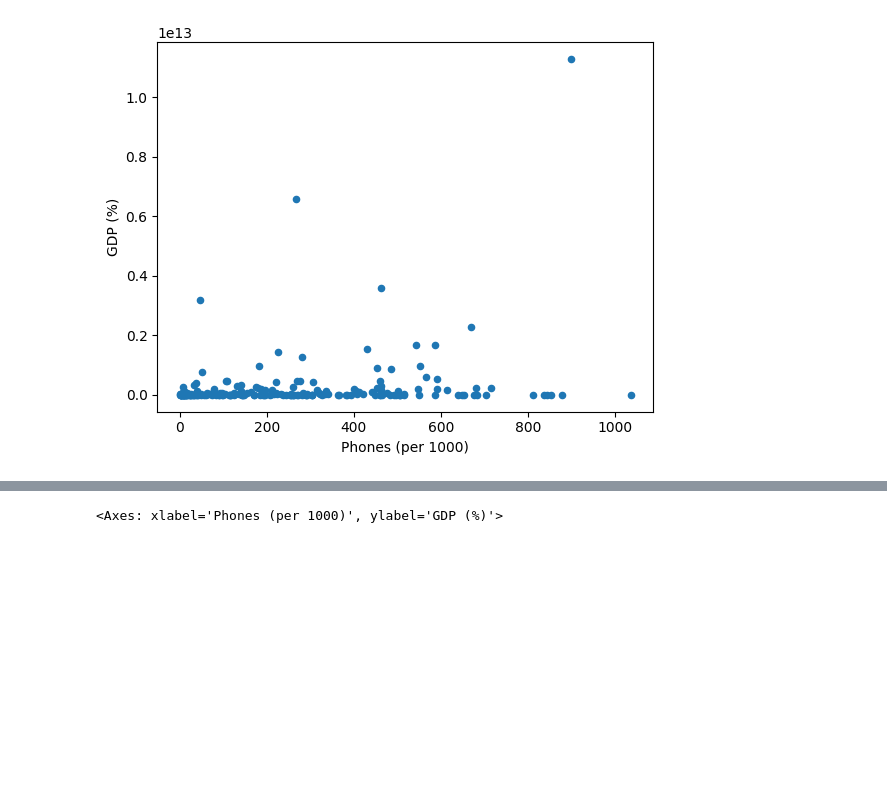
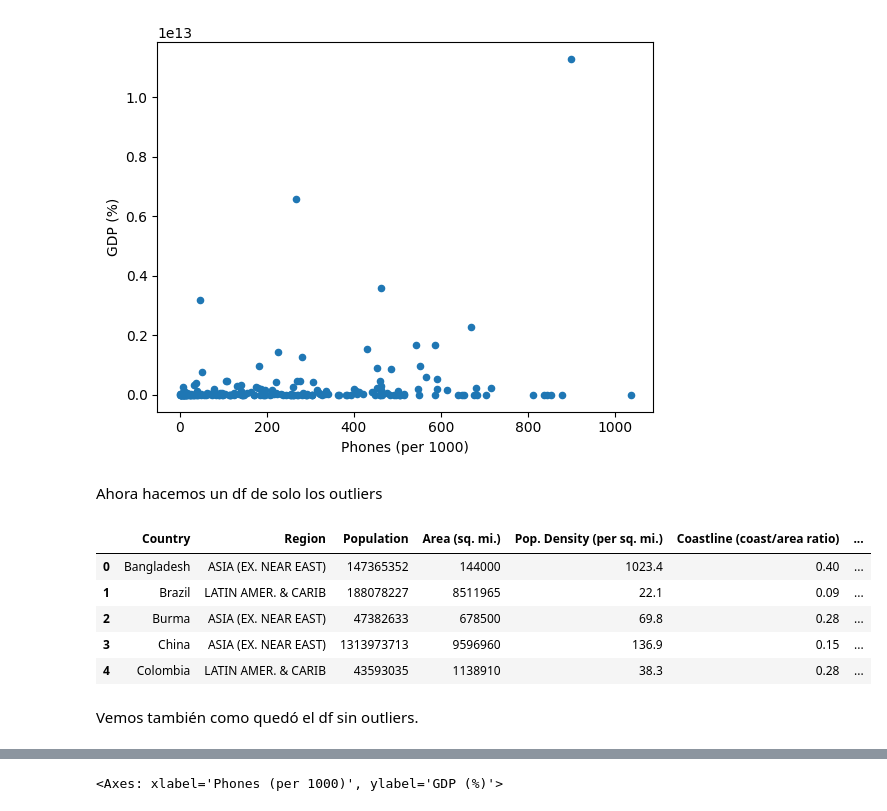
Before and after one commit to cristiandiazh/Tarea-1-ML, a Jupyter notebook: Tarea_1.ipynb, the cells around one changed output, grey strips where cells are left out. Saved outputs shown, nothing was run; the diff lists cells and outputs as text; code cells hidden in the pictures; blank space fills up the shorter version.

```diff
--- a/Tarea_1.ipynb
+++ b/Tarea_1.ipynb
@@ -524,6 +588,21 @@ df.plot.scatter(x="Phones (per 1000)", y="GDP (%)")
 [figure]
 [figure]
 [figure]
+# %% [markdown]
+Ahora hacemos un df de solo los outliers
+# %%
+df_outliers = pd.concat([df_aux1, df_aux2, df_aux3], ignore_index=True)
+df_outliers.drop_duplicates
+df_outliers.head()
+# %% [output]
+|  | Country | Region | Population | Area (sq. mi.) | Pop. Density (per sq. mi.) | Coastline (coast/area ratio) | ... |
+| 0 | Bangladesh | ASIA (EX. NEAR EAST) | 147365352 | 144000 | 1023.4 | 0.40 | ... |
+| 1 | Brazil | LATIN AMER. & CARIB | 188078227 | 8511965 | 22.1 | 0.09 | ... |
+| 2 | Burma | ASIA (EX. NEAR EAST) | 47382633 | 678500 | 69.8 | 0.28 | ... |
+| 3 | China | ASIA (EX. NEAR EAST) | 1313973713 | 9596960 | 136.9 | 0.15 | ... |
+| 4 | Colombia | LATIN AMER. & CARIB | 43593035 | 1138910 | 38.3 | 0.28 | ... |
+# %% [markdown]
+Vemos también como quedó el df sin outliers.
 # %%
 df2=df[(df["Phones (per 1000)"]<800) & (df["Area (sq. mi.)"]<0.5*1e7) & (df["Population"]<0.22*1e9)]
 df2.head()
```
Also changed, not shown: parts of 23 cells of this notebook.
